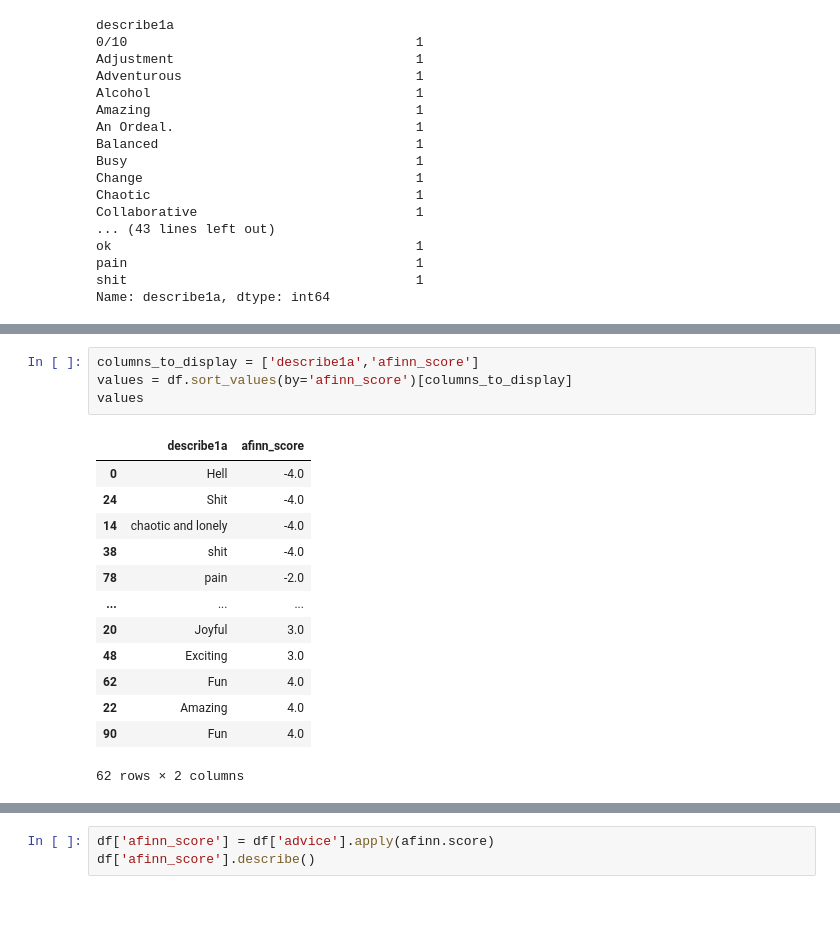
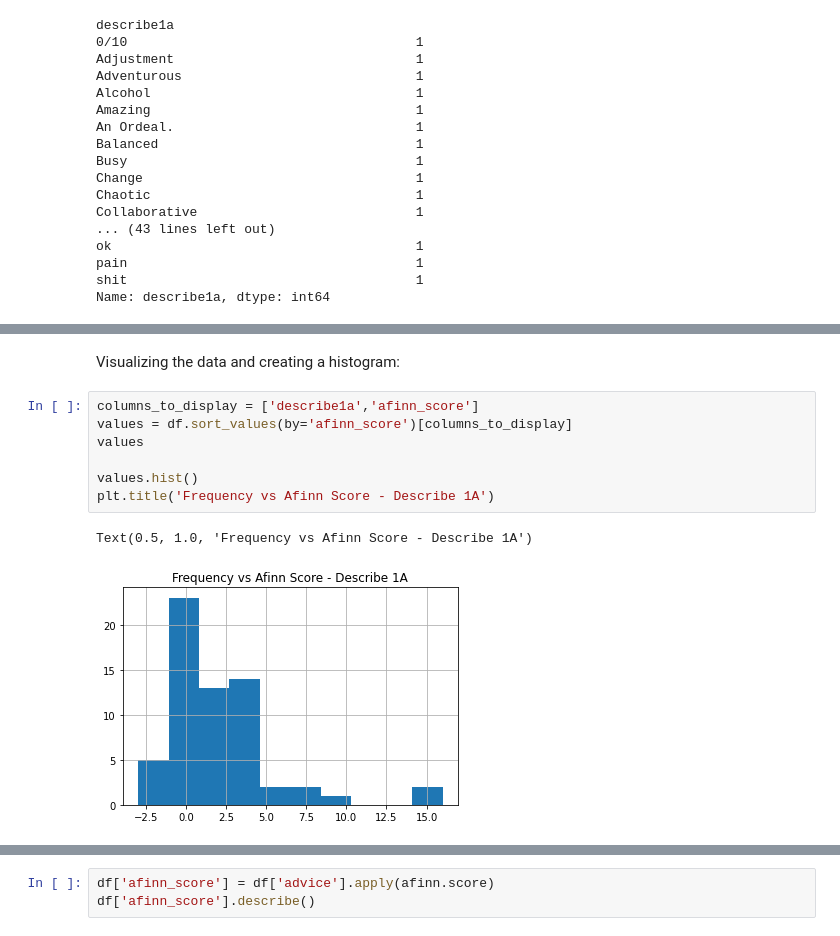
Before and after one commit to SYDE-26/1A-Class-Profile-ML, a Jupyter notebook: sentiment analysis.ipynb, the cells around one changed output, grey strips where cells are left out. Cells and saved outputs as stored; diff of their text form; blank space fills up the shorter version.

```diff
--- a/sentiment analysis.ipynb
+++ b/sentiment analysis.ipynb
@@ -182,21 +204,15 @@ min      -4.000000
 75%       0.000000
 max       4.000000
 Name: afinn_score, dtype: float64
+# %% [markdown]
+Visualizing the data and creating a histogram:
 # %%
 columns_to_display = ['describe1a','afinn_score']
 values = df.sort_values(by='afinn_score')[columns_to_display]
 values
+
+values.hist()
+plt.title('Frequency vs Afinn Score - Describe 1A')
 # %% [output]
-|  | describe1a | afinn_score |
-| 0 | Hell | -4.0 |
-| 24 | Shit | -4.0 |
-| 14 | chaotic and lonely | -4.0 |
-| 38 | shit | -4.0 |
-| 78 | pain | -2.0 |
-| ... | ... | ... |
-| 20 | Joyful | 3.0 |
-| 48 | Exciting | 3.0 |
-| 62 | Fun | 4.0 |
-| 22 | Amazing | 4.0 |
-| 90 | Fun | 4.0 |
-62 rows × 2 columns
+Text(0.5, 1.0, 'Frequency vs Afinn Score - Describe 1A')
+[figure, added]
```
Also changed, not shown: parts of 38 cells of this notebook.
